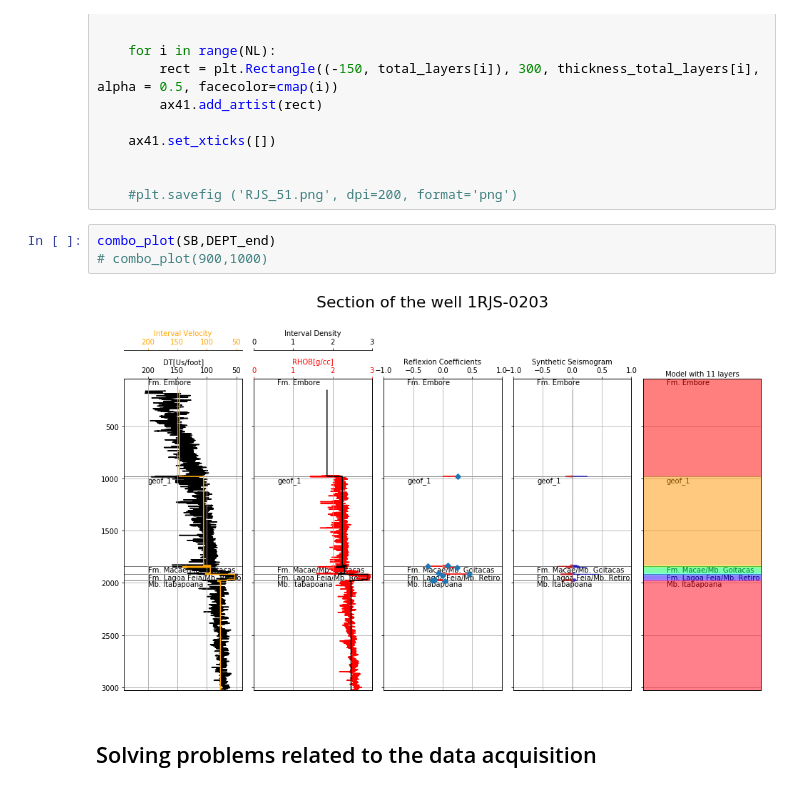
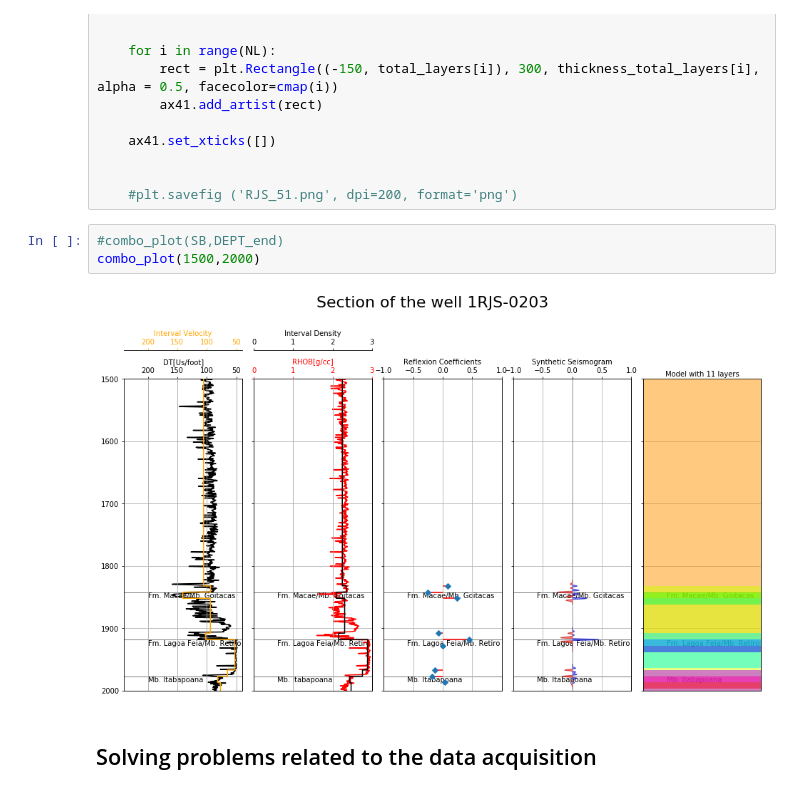
Before and after one commit to raquelsilva/Seismic-well-tie, a Jupyter notebook: Tabela-TP.ipynb, the cells around one changed output. Cells and saved outputs as stored; diff of their text form.

```diff
--- a/Tabela-TP.ipynb
+++ b/Tabela-TP.ipynb
@@ -629,10 +629,10 @@ def combo_plot(top_depth,bottom_depth):
 
     #plt.savefig ('RJS_51.png', dpi=200, format='png')
 # %%
-combo_plot(SB,DEPT_end)
-# combo_plot(900,1000)
+#combo_plot(SB,DEPT_end)
+combo_plot(1500,2000)
 # %% [output]
-[figure, old version]
+[figure, new version]
 # %% [markdown]
 ## Solving problems related to the data acquisition
 # %% [markdown]
```
